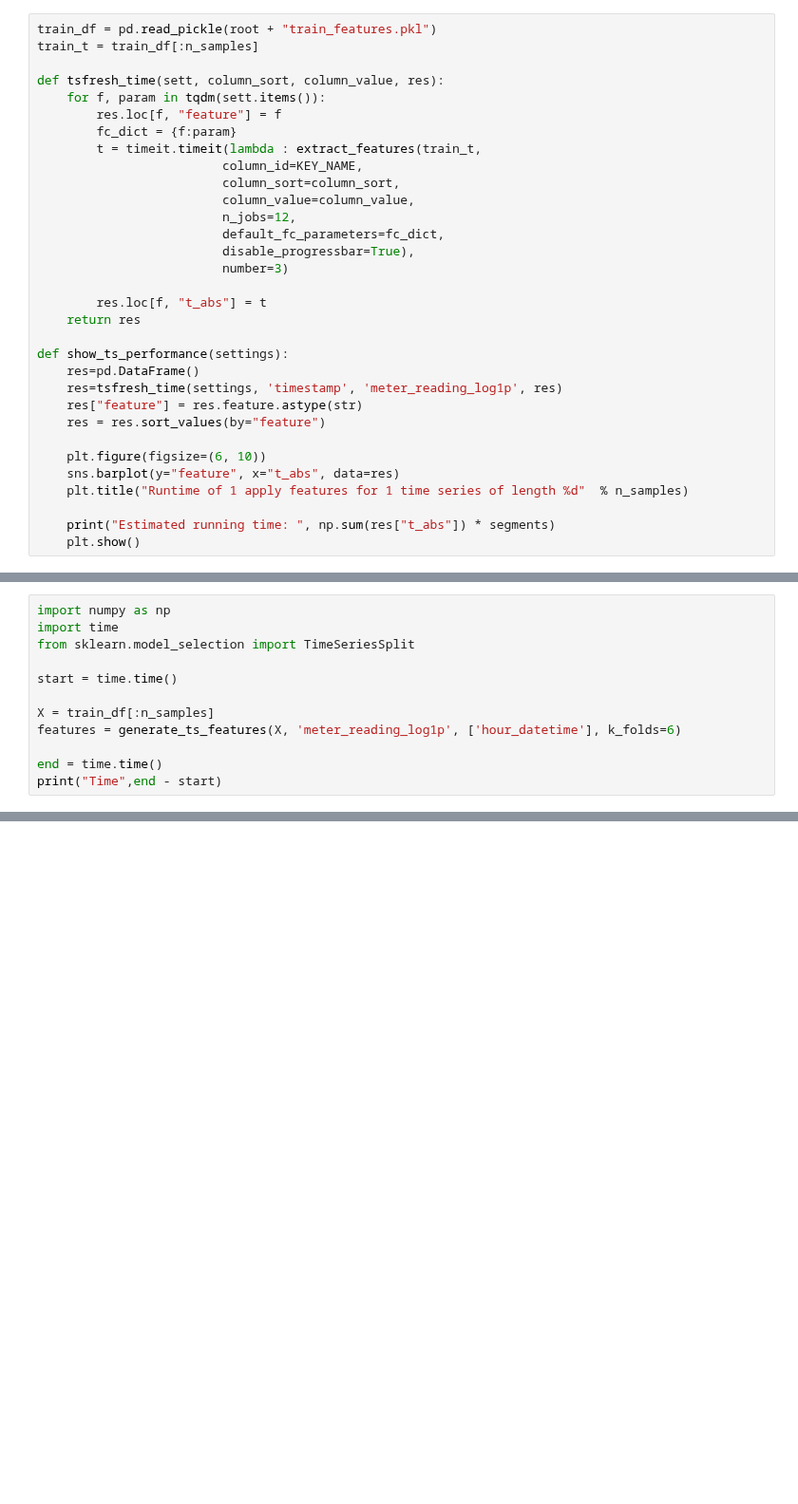
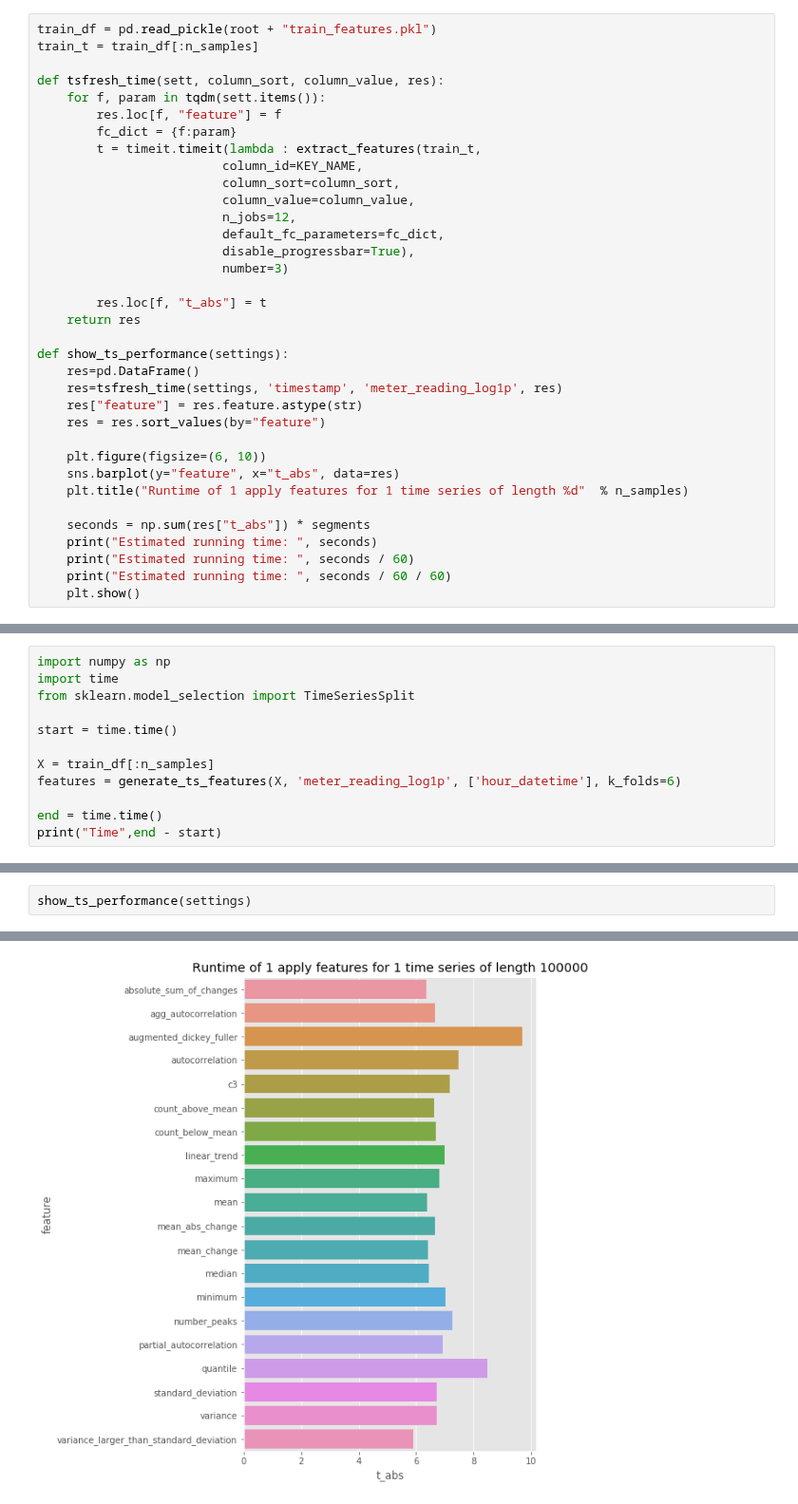
Before and after one commit to Saphirox/energy-consumption-prediction, a Jupyter notebook: energy.feature_eng.tsfresh.python.1.0.ipynb, the cells around one changed output, grey strips where cells are left out. Shown at 95% size. Cells and saved outputs as stored; diff of their text form; blank space fills up the shorter version.

```diff
--- a/energy.feature_eng.tsfresh.python.1.0.ipynb
+++ b/energy.feature_eng.tsfresh.python.1.0.ipynb
@@ -51,7 +51,10 @@ def show_ts_performance(settings):
     sns.barplot(y="feature", x="t_abs", data=res)
     plt.title("Runtime of 1 apply features for 1 time series of length %d"  % n_samples)
 
-    print("Estimated running time: ", np.sum(res["t_abs"]) * segments)
+    seconds = np.sum(res["t_abs"]) * segments
+    print("Estimated running time: ", seconds)
+    print("Estimated running time: ", seconds / 60)
+    print("Estimated running time: ", seconds / 60 / 60)
     plt.show()
 # %%
 settings = {
@@ -179,0 +257,3 @@ print("Time",end - start)
+# %%
+show_ts_performance(settings)
+# %% [output]
@@ -179,0 +262 @@ print("Time",end - start)
+[figure, added]
```
Also changed, not shown: parts of 7 cells of this notebook, 4 other files.
